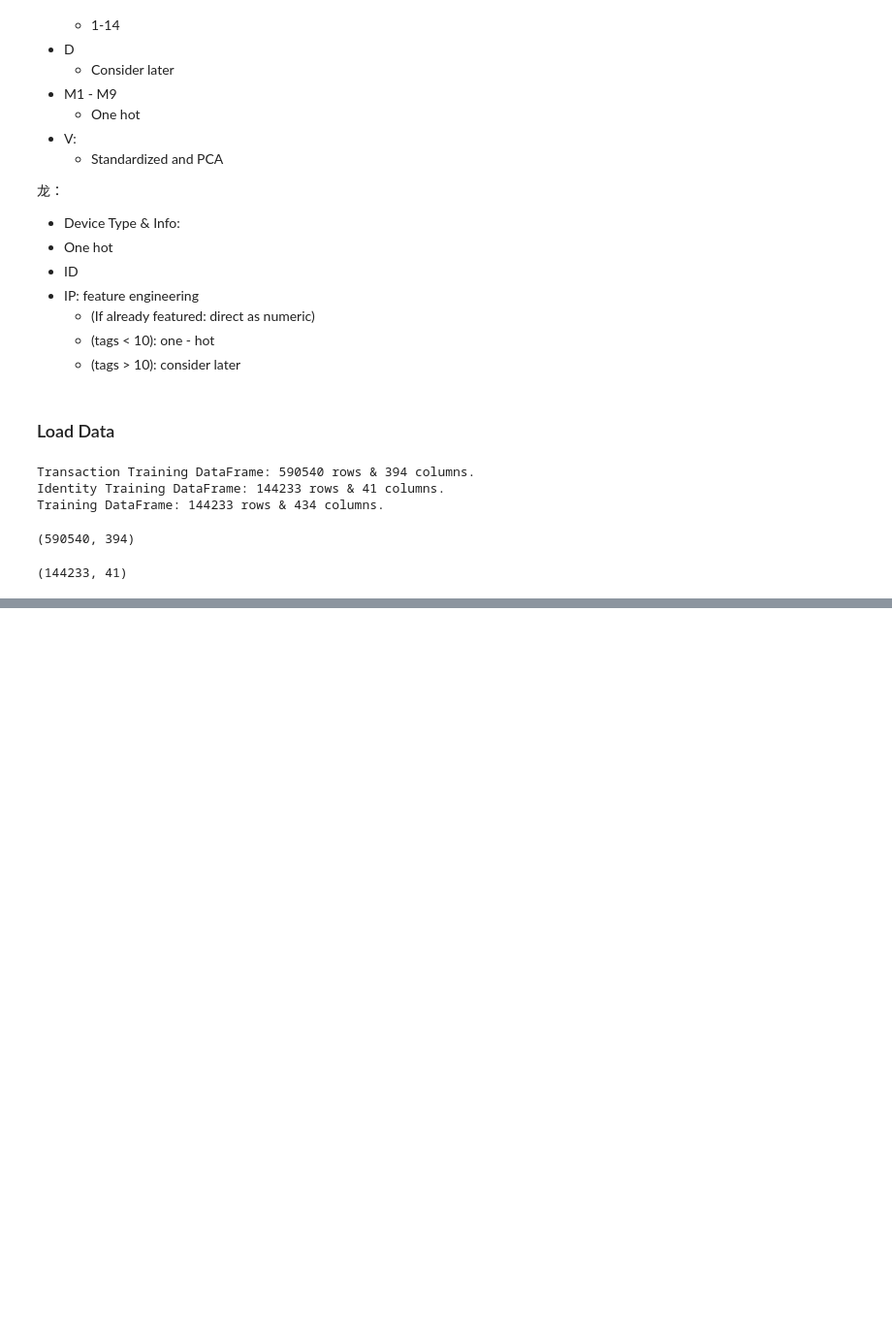
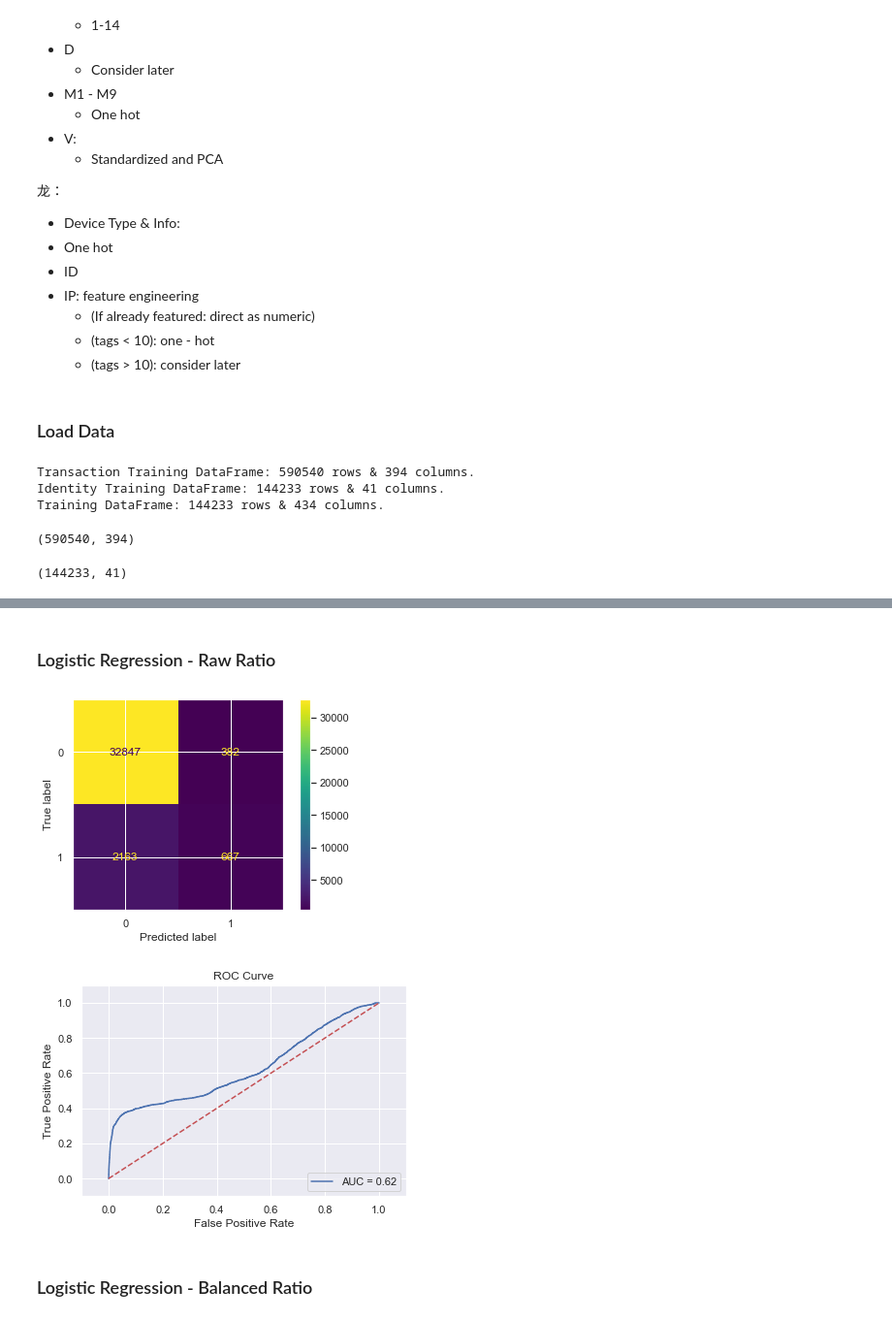
Before and after one commit to x6zeng/dsc198, a Jupyter notebook: Fraud Detection Project-Feature_Engineering.ipynb, the cells around one changed output, grey strips where cells are left out. Shown: that part at 97% size. Cells and saved outputs as stored; diff of their text form; code cells hidden in the pictures; blank space fills up the shorter version.

```diff
--- a/Fraud Detection Project-Feature_Engineering.ipynb
+++ b/Fraud Detection Project-Feature_Engineering.ipynb
@@ -468,0 +340,2 @@ plt.show()
+# %%
+xgb_cl, accuracy, X_test, y_test, y_preds, preds, fpr, tpr, auc_score = XGBoost_DT(X_train_b, X_test_b, y_train_b, y_test_b)
@@ -468,0 +358,36 @@ plt.show()
+# %% [markdown]
+### Logistic Regression - Raw Ratio
+# %%
+X_train_inb_0 = X_train_inb.fillna(0)
+X_test_inb_0 = X_test_inb.fillna(0)
+# %%
+#Raw Ratio
+def logistic_regression(X_train, X_test, y_train, y_test):
+    clf = LogisticRegression(random_state=0).fit(X_train, y_train)
+    preds = clf.predict(X_test)
+    accuracy = accuracy_score(y_test, preds)
+    y_preds = clf.predict_proba(X_test)
+    preds = y_preds[:,1]
+    fpr, tpr, _ = metrics.roc_curve(y_test, preds)
+    auc_score = metrics.auc(fpr, tpr)
+    return clf, accuracy, X_test, y_test, y_preds, preds, fpr, tpr, auc_score
+# %%
+lr_clf, accuracy, X_test, y_test, y_preds, preds, fpr, tpr, auc_score = logistic_regression(X_train_inb_0, X_test_inb_0, y_train_inb, y_test_inb)
+# %%
+plot_confusion_matrix(lr_clf, X_test, y_test)
+plt.show()
+plt.clf()
+plt.title('ROC Curve')
+plt.plot(fpr, tpr, label='AUC = {:.2f}'.format(auc_score))
+plt.plot([0,1],[0,1],'r--')
+plt.xlim([-0.1,1.1])
+plt.ylim([-0.1,1.1])
+plt.ylabel('True Positive Rate')
+plt.xlabel('False Positive Rate')
+plt.legend(loc='lower right')
+plt.show()
+# %% [output]
+[figure, added]
+[figure, added]
+# %% [markdown]
+### Logistic Regression - Balanced Ratio
```
Also changed, not shown: parts of 115 cells of this notebook, 1 other file.
